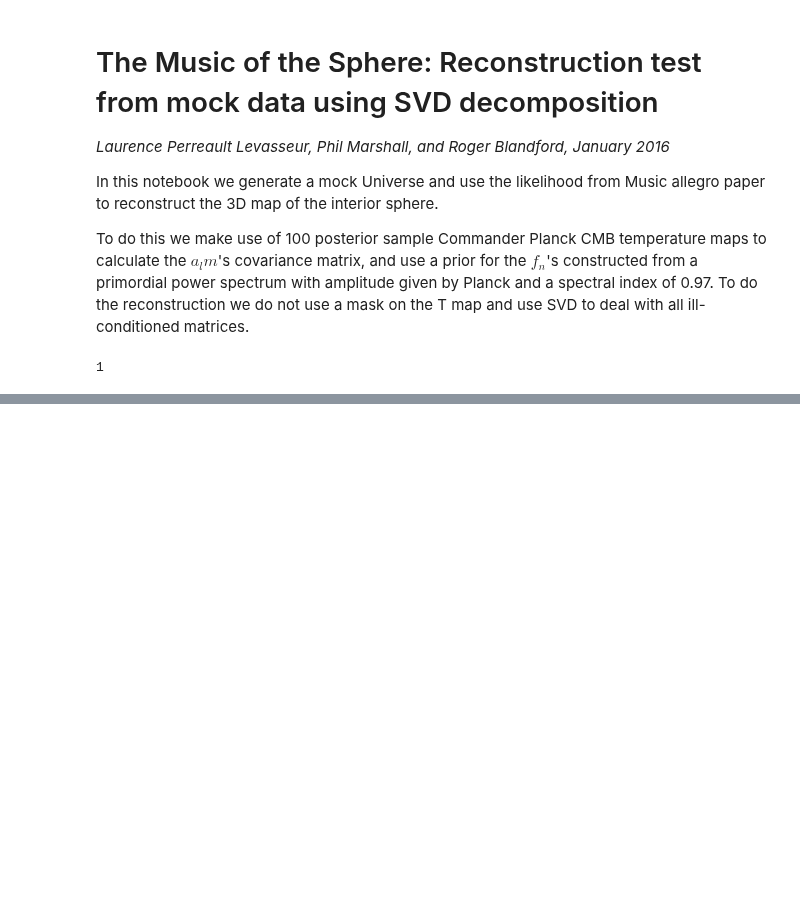
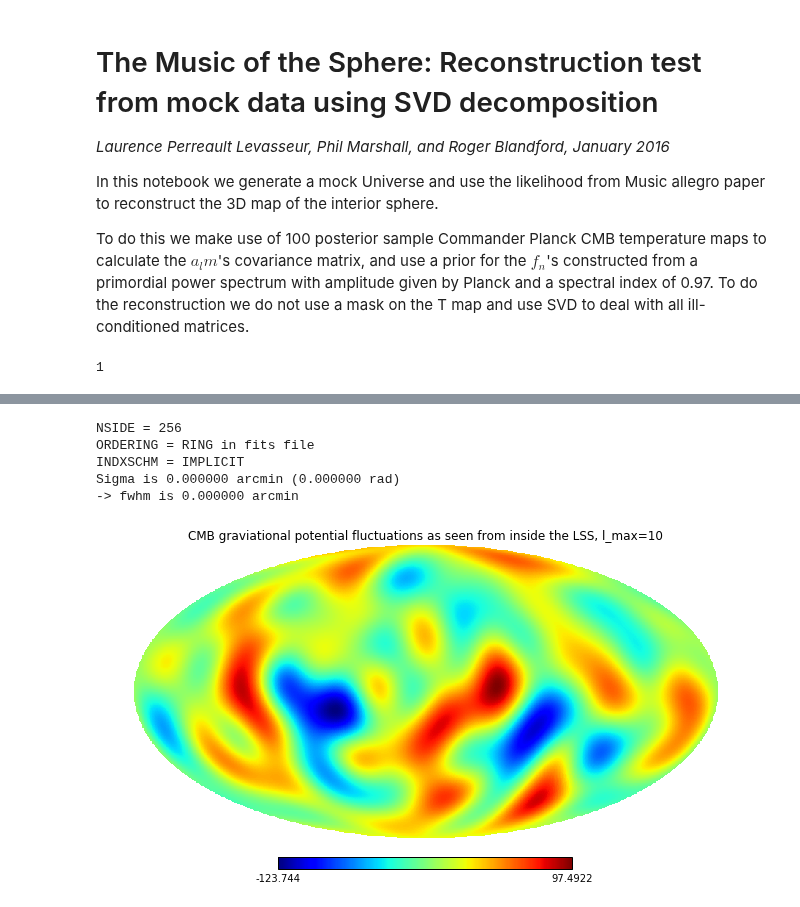
Before and after one commit to LaurencePeanuts/Music, a Jupyter notebook: Reconstruction_Demo.ipynb, the cells around one changed output, grey strips where cells are left out. Saved outputs shown, nothing was run; the diff lists cells and outputs as text; code cells hidden in the pictures; blank space fills up the shorter version.

```diff
--- a/Reconstruction_Demo.ipynb
+++ b/Reconstruction_Demo.ipynb
@@ -44,3 +45,17 @@ else:
 # %%
 # Calculate the inverse of the a_y covariance matrix
 beatbox.You.calculate_sdv_Cyy_inverse()
+# %%
+beatbox.You.all_data_universes = np.append(beatbox.You.all_data_universes, beatbox.Universe())
+beatbox.You.all_data_universes[-1].read_in_CMB_T_map(from_this='data/commander_32band_Clsamples100/cmb_Cl_c0001_k00030.fits')
+beatbox.You.all_data_universes[-1].decompose_T_map_into_spherical_harmonics()
+beatbox.You.all_data_universes[-1].alm2ay()
+beatbox.You.all_data_universes[-1].ay2alm(beatbox.You.all_data_universes[-1].ay)
+beatbox.You.all_data_universes[-1].show_CMB_T_map(from_perspective_of="observer")
+# %% [output]
+NSIDE = 256
+ORDERING = RING in fits file
+INDXSCHM = IMPLICIT
+Sigma is 0.000000 arcmin (0.000000 rad)
+-> fwhm is 0.000000 arcmin
+[figure, added]
```
Also changed, not shown: parts of 19 cells of this notebook, 2 other files.
